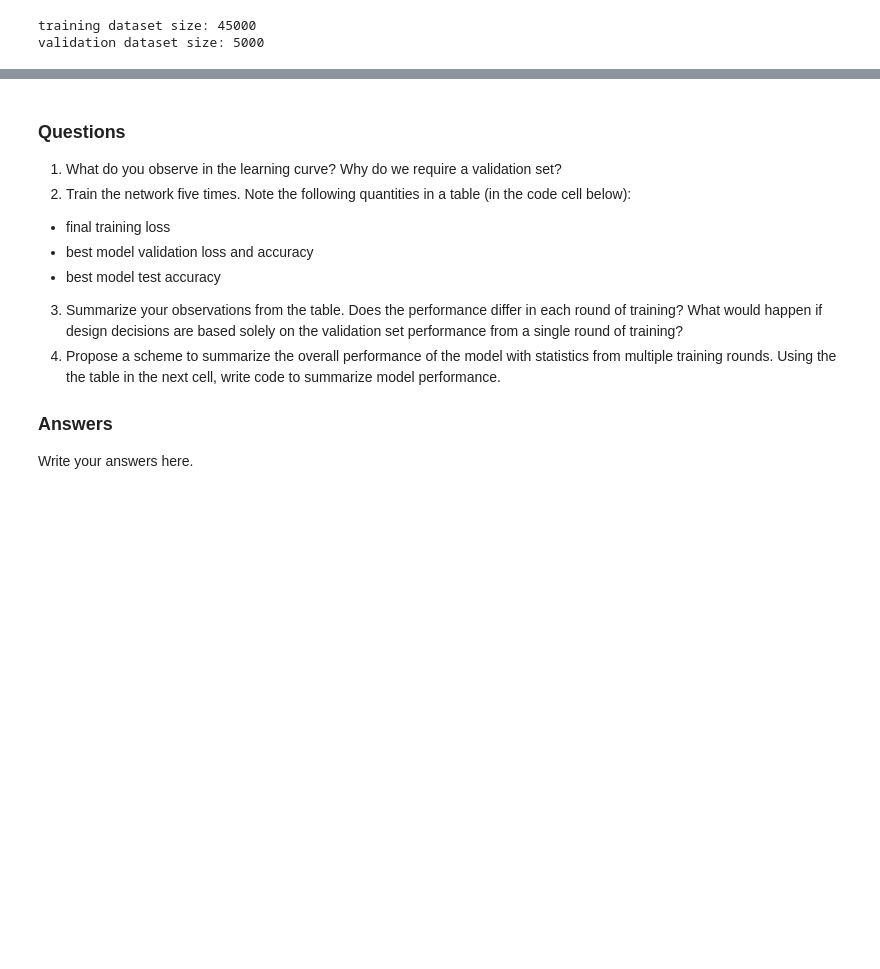
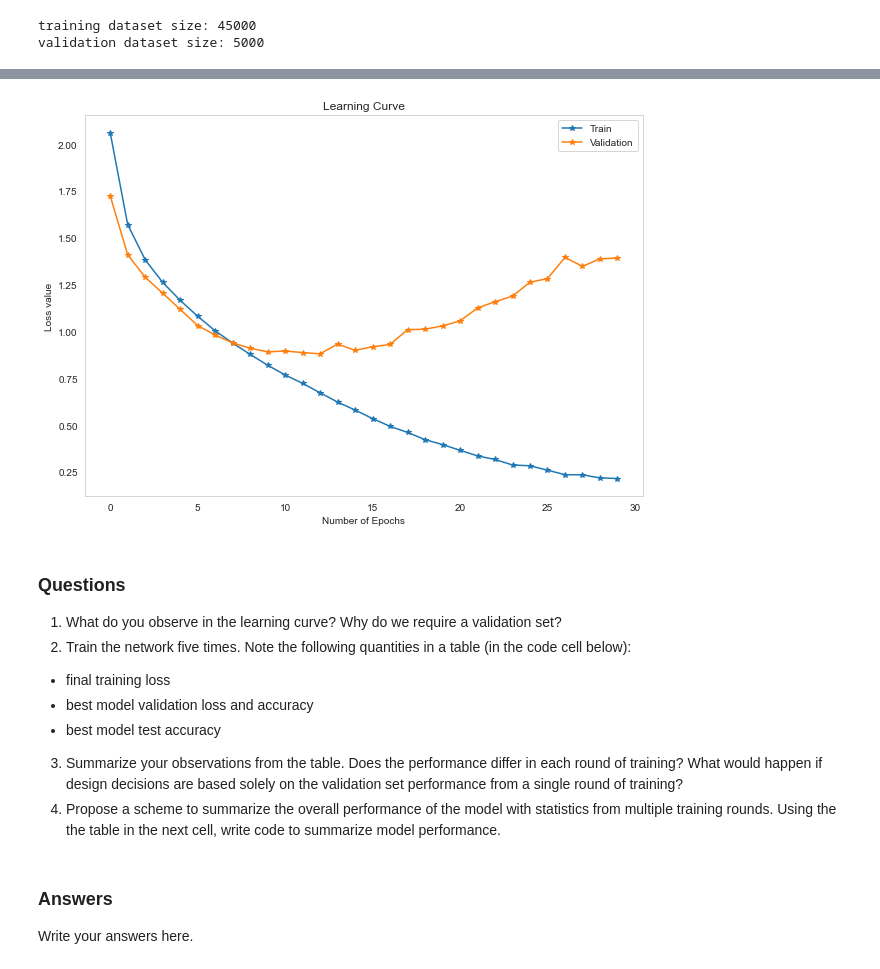
Before and after one commit to TheProjectsGuy/SMAI21-CS7.403, a Jupyter notebook: Assignments/Assignment 3/Notebooks/CNN.ipynb, the cells around one changed output, grey strips where cells are left out. Drawn from its saved outputs; the diff is of its cells as text; code cells hidden in the pictures; blank space fills up the shorter version.

```diff
--- a/Assignments/Assignment 3/Notebooks/CNN.ipynb
+++ b/Assignments/Assignment 3/Notebooks/CNN.ipynb
@@ -513,7 +602,16 @@ test dataset size: 10000
 # portion a part of the training dataset for validation
 # use 90% of the training dataset for training and the rest for validation
 # use `torch.utils.data.random_split`
-
+tr_val_split = 0.90 # % for training
+train_size = int(len(train_dataset) * tr_val_split)
+valid_size = len(train_dataset) - train_size
+# Split through generator
+tr_dataset, valid_dataset = torch.utils.data.random_split(
+    train_dataset, [train_size, valid_size])
+# This is just for variables ahead
+train_dataset = tr_dataset
+train_size = len(train_dataset)
+valid_size = len(valid_dataset)
 # YOUR CODE ENDS HERE
 
 print("training dataset size:", train_size)
@@ -608,11 +712,15 @@ def train(model, device, train_dataloader, optimizer, criterion):
 
     # YOUR CODE BEGINS HERE
     # 1. zero existing gradients
+    optimizer.zero_grad()
     # 2. forward the inputs
+    outputs = model(inputs)
     # 3. compute the loss
+    loss = criterion(outputs, labels)
     # 4. backprop the loss
+    loss.backward()
     # 5. update the weights
-
+    optimizer.step()
     # YOUR CODE ENDS HERE
 
     accumulated_loss += loss.item()
@@ -630,8 +738,9 @@ def test(model, device, dataloader, criterion):
 
       # YOUR CODE BEGINS HERE
       # 1. forward the inputs
+      outputs = model(inputs)
       # 2. compute the loss
-
+      loss = criterion(outputs, labels)
       # YOUR CODE ENDS HERE
 
       outputs = model(inputs)
@@ -650,8 +759,8 @@ model = SMAIConvNet().to(device) # resets parameters
 # YOUR CODE BEGINS HERE
 # use CrossEntropyLoss
 # use SGD with a lr=0.001 and momentum=0.9
-criterion =
-optimizer =
+criterion = nn.CrossEntropyLoss()
+optimizer = optim.SGD(model.parameters(), lr=0.001, momentum=0.9)
 # YOUR CODE ENDS HERE
 
 best_val_loss = np.Inf
@@ -699,9 +815,18 @@ test loss: 0.96, test accuracy: 67.74%
 # %%
 # plot the learning curve
 # plot validation and training loss in the same plot against number of epochs (use `loss_history`)
 # YOUR CODE BEGINS HERE
-
+plt.figure(figsize=(10, 7))
+plt.title("Learning Curve")
+plt.plot(loss_history["train"], '-*', label="Train")
+plt.plot(loss_history["validation"], '-*', label="Validation")
+plt.xlabel("Number of Epochs")
+plt.ylabel("Loss value")
+plt.legend()
+plt.show()
 # YOUR CODE ENDS HERE
+# %% [output]
+[figure, added]
 # %% [markdown]
 ### Questions
 
@@ -712,7 +837,7 @@ test loss: 0.96, test accuracy: 67.74%
   - best model test accuracy
 3. Summarize your observations from the table. Does the performance differ in each round of training? What would happen if design decisions are based solely on the validation set performance from a single round of training?
 4. Propose a scheme to summarize the overall performance of the model with statistics from multiple training rounds. Using the the table in the next cell, write code to summarize model performance.
-
-### Answers
-
-Write your answers here.
+# %% [markdown]
+### Answers
+
+Write your answers here.
```
Also changed, not shown: parts of 26 cells of this notebook, 2 other files.
